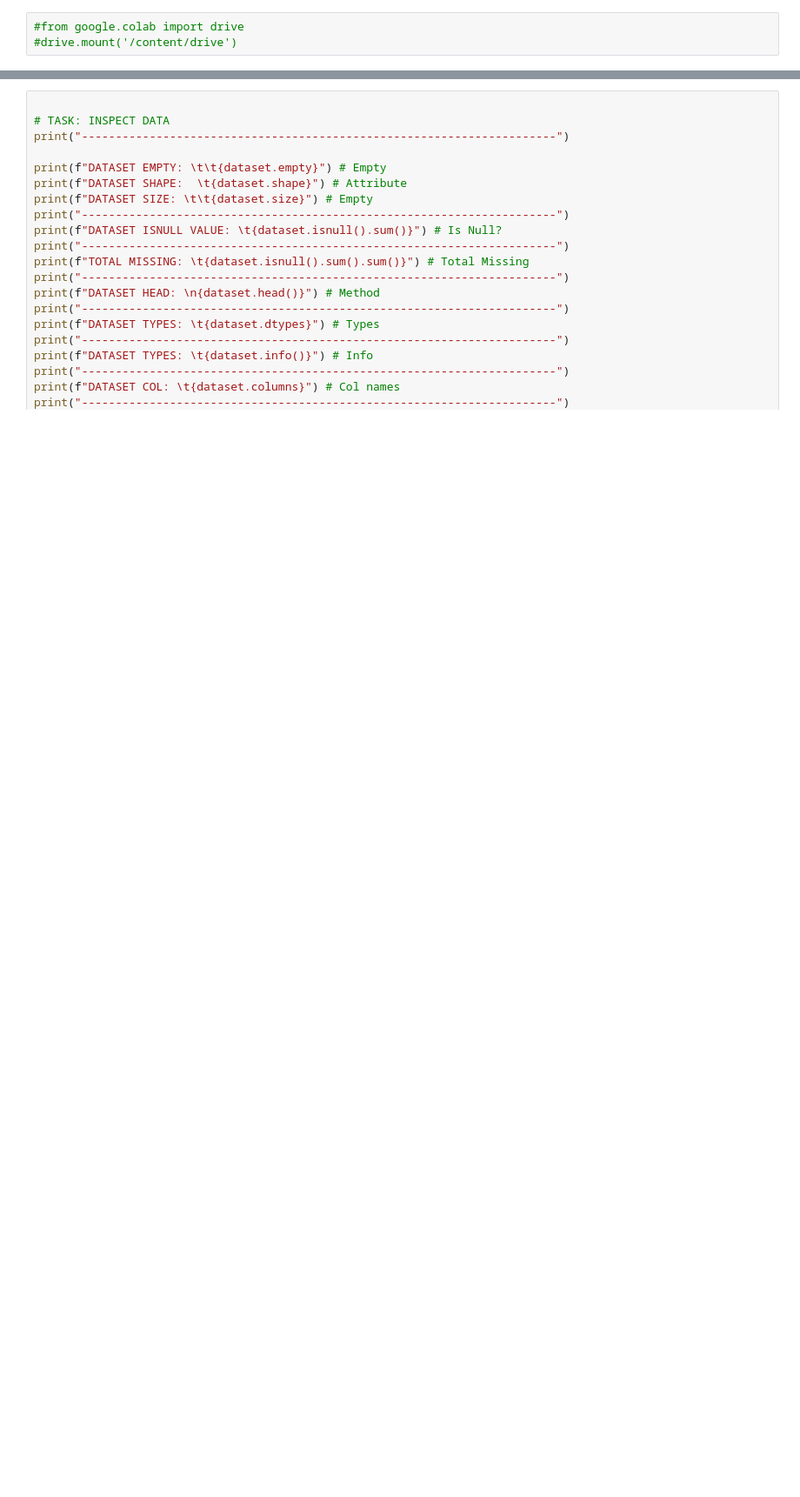
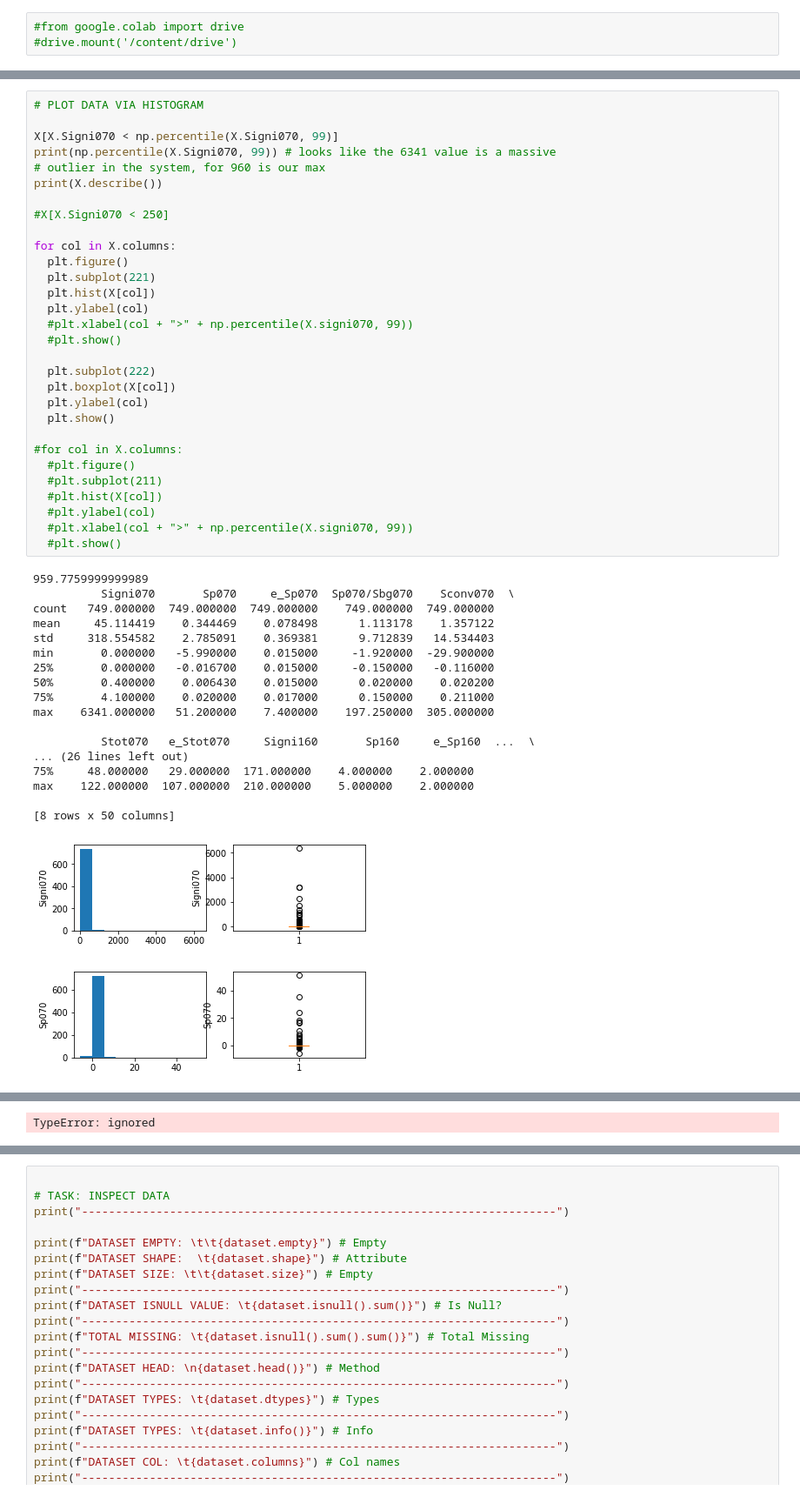
Before and after one commit to NicholasRootWilcox/midterm_Fall2022, a Jupyter notebook: WILCOX_Nicholas_Classification.ipynb, the cells around one changed output, grey strips where cells are left out. Shown: that part at 87% size. Saved outputs shown, nothing was run; the diff lists cells and outputs as text; blank space fills up the shorter version.

```diff
--- a/WILCOX_Nicholas_Classification.ipynb
+++ b/WILCOX_Nicholas_Classification.ipynb
@@ -138,0 +149,50 @@ print(dataset.columns)
+# %%
+# PLOT DATA VIA HISTOGRAM
+
+X[X.Signi070 < np.percentile(X.Signi070, 99)]
+print(np.percentile(X.Signi070, 99)) # looks like the 6341 value is a massive
+# outlier in the system, for 960 is our max
+print(X.describe())
+
+#X[X.Signi070 < 250]
+
+for col in X.columns:
+  plt.figure()
+  plt.subplot(221)
+  plt.hist(X[col])
+  plt.ylabel(col)
+  #plt.xlabel(col + ">" + np.percentile(X.signi070, 99))
+  #plt.show()
+
+  plt.subplot(222)
+  plt.boxplot(X[col])
+  plt.ylabel(col)
+  plt.show()
+
+#for col in X.columns:
+  #plt.figure()
+  #plt.subplot(211)
+  #plt.hist(X[col])
+  #plt.ylabel(col)
+  #plt.xlabel(col + ">" + np.percentile(X.signi070, 99))
+  #plt.show()
+# %% [output]
+959.7759999999989
+          Signi070       Sp070     e_Sp070  Sp070/Sbg070    Sconv070  \
+count   749.000000  749.000000  749.000000    749.000000  749.000000
+mean     45.114419    0.344469    0.078498      1.113178    1.357122
+std     318.554582    2.785091    0.369381      9.712839   14.534403
+min       0.000000   -5.990000    0.015000     -1.920000  -29.900000
+25%       0.000000   -0.016700    0.015000     -0.150000   -0.116000
+50%       0.400000    0.006430    0.015000      0.020000    0.020200
+75%       4.100000    0.020000    0.017000      0.150000    0.211000
+max    6341.000000   51.200000    7.400000    197.250000  305.000000
+
+          Stot070   e_Stot070     Signi160       Sp160     e_Sp160  ...  \
+... (26 lines left out)
+75%     48.000000   29.000000  171.000000    4.000000    2.000000
+max    122.000000  107.000000  210.000000    5.000000    2.000000
+
+[8 rows x 50 columns]
+[figure, added]
+[figure, added]
@@ -138,0 +204 @@ print(dataset.columns)
+TypeError: ignored
```
Also changed, not shown: parts of 17 cells of this notebook.
